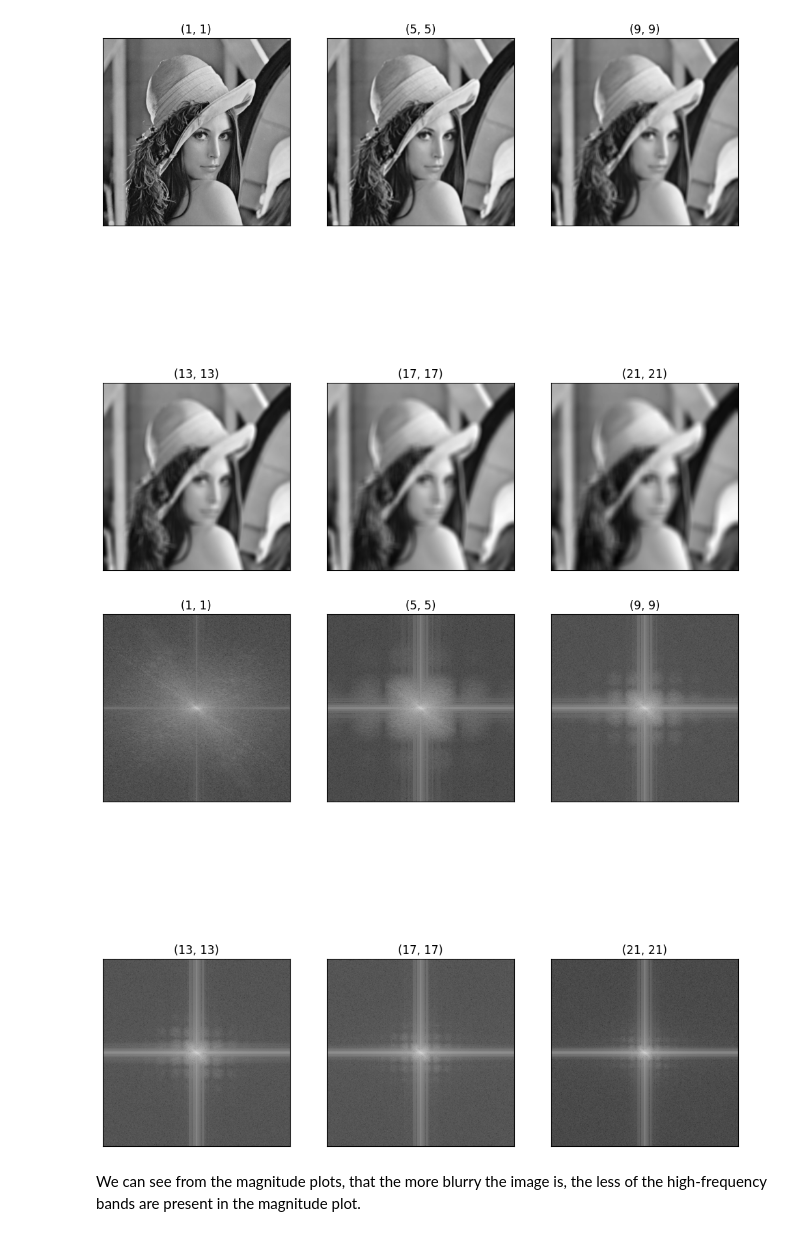
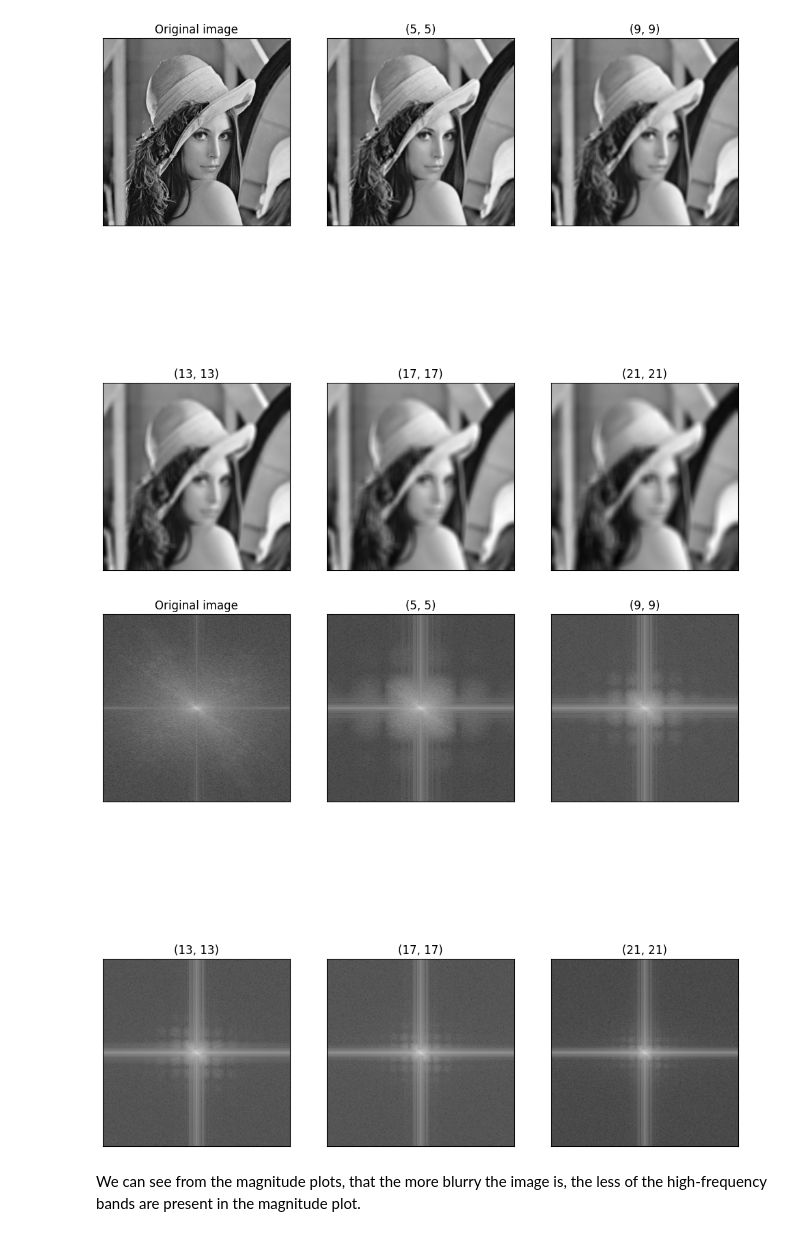
Before and after one commit to havardMoe/BlurDetectionDFT, a Jupyter notebook: code/dft_on_different_blur_levels.ipynb, the cells around one changed output. Drawn from its saved outputs; the diff is of its cells as text; code cells hidden in the pictures.

```diff
--- a/code/dft_on_different_blur_levels.ipynb
+++ b/code/dft_on_different_blur_levels.ipynb
@@ -14,16 +14,17 @@ def plot_images(images, labels):
 # %%
 lenna = cv2.imread("../data/images/lenna.png", flags=cv2.IMREAD_GRAYSCALE)
 
 # Filtersizes to use
 k_sizes = [(i, i) for i in range(1, 22, 4)]
 labels = [str(k) for k in k_sizes]
+labels[0] = 'Original image'
 # Apply mean-filtering with different filtersizes to the images
 blur_images = [cv2.blur(lenna, ksize=k) for k in k_sizes]
 
 # Plot images with different blur-levels
 plot_images(blur_images, labels)
 # %% [output]
-[figure, old version]
+[figure, new version]
 # %%
 dft = np.fft.fft2
 idft = np.fft.ifft2
@@ -39,7 +40,7 @@ dfts_shifted = [shift(G) for G in dfts]
 # Plot the magnitudes of said images
 plot_images([mag(G) for G in dfts_shifted], labels)
 # %% [output]
-[figure, old version]
+[figure, new version]
 # %% [markdown]
 We can see from the magnitude plots, that the more blurry the image is, the less of the high-frequency bands are present in the magnitude plot.
 # %%
```
Also changed, not shown: parts of 5 cells of this notebook, 9 other files.
